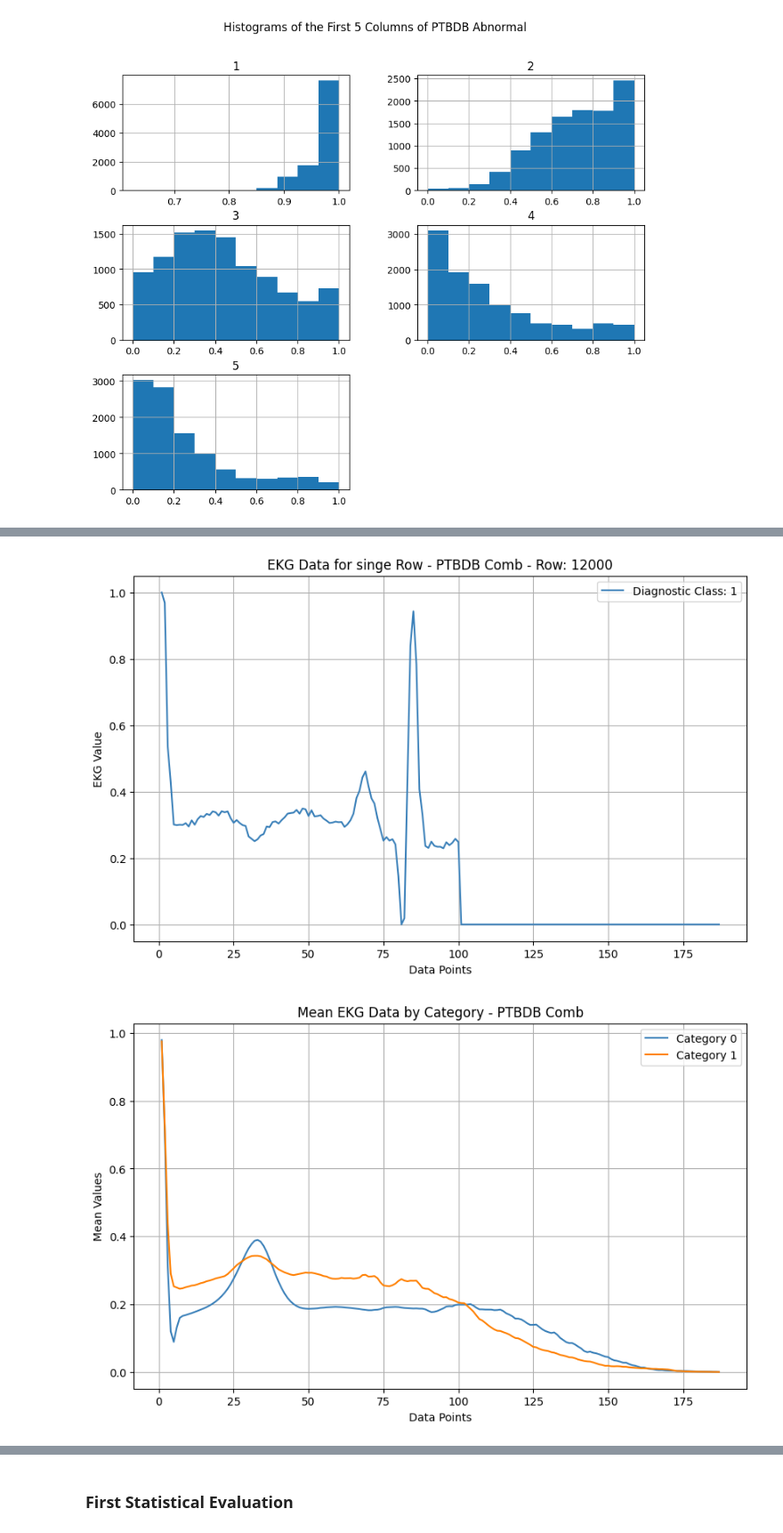
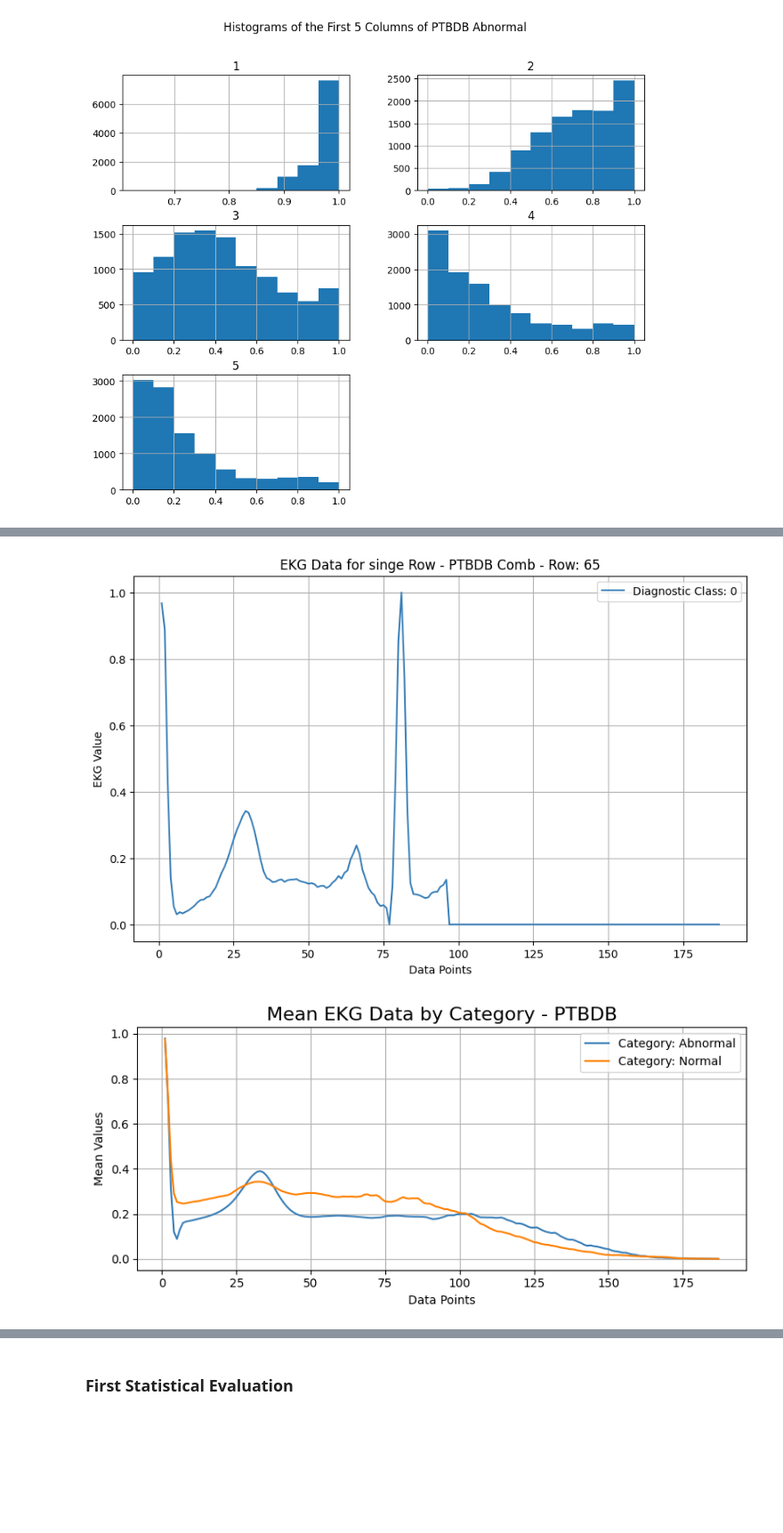
Before and after one commit to tubetraveller/heartbeat_dst, a Jupyter notebook: ptbdb_exploration_notebook.ipynb, the cells around one changed output, grey strips where cells are left out. Shown at 89% size. Cells and saved outputs as stored; diff of their text form; code cells hidden in the pictures; blank space fills up the shorter version.

```diff
--- a/ptbdb_exploration_notebook.ipynb
+++ b/ptbdb_exploration_notebook.ipynb
@@ -112,7 +116,7 @@ plt.show()
 # Grafic Representation of raw Data (Single preprocessed EKG-Signal) - PTBDB Comb
 
 #Choose Row to display:
-row_to_display = 12000
+row_to_display = 65
 
 plt.figure(figsize=(10, 6))
 plt.plot(range(1, 188), ptbdb_comb_df.iloc[row_to_display, :187],
@@ -124,24 +128,30 @@ plt.legend()
 plt.grid(True)
 plt.show();
 # %% [output]
-[figure, old version]
+[figure, new version]
 # %%
-# Grafic representation of the Categories - ptbdb_comb
+import matplotlib.pyplot as plt
 
 # Group by the category in the column named '188'
 grouped = ptbdb_comb_df.groupby(188)
 # Calculate the mean for each category across the 187 columns
 means = grouped.mean()
-colors = ['#377eb8', '#ff7f00', '#4daf4a', '#f781bf', '#a65628']
+colors = ['#377eb8', '#ff7f00']  # Adjust colors to match the number of categories
+
+# Category mapping
+category_mapping = {0: 'Abnormal', 1: 'Normal'}
+
 # Plot the means for each category
-plt.figure(figsize=(10, 6))
+plt.figure(figsize=(8, 4))
 for i, category in enumerate(means.index):
-    plt.plot(range(1, 188), means.loc[category], label=f'Category {category}', color=colors[i])
+    plt.plot(range(1, 188), means.loc[category], label=f'Category: {category_mapping[category]}', color=colors[i])
 plt.xlabel('Data Points')
 plt.ylabel('Mean Values')
-plt.title('Mean EKG Data by Category - PTBDB Comb')
+plt.title('Mean EKG Data by Category - PTBDB', fontsize=16)
+plt.tight_layout(rect=[0, 0, 1, 0.96])
 plt.legend()
 plt.grid(True)
+plt.savefig('mean_data_PTBDB.png')
 plt.show()
 # %% [output]
-[figure, old version]
+[figure, new version]
```
Also changed, not shown: parts of 11 cells of this notebook, 4 other files.
